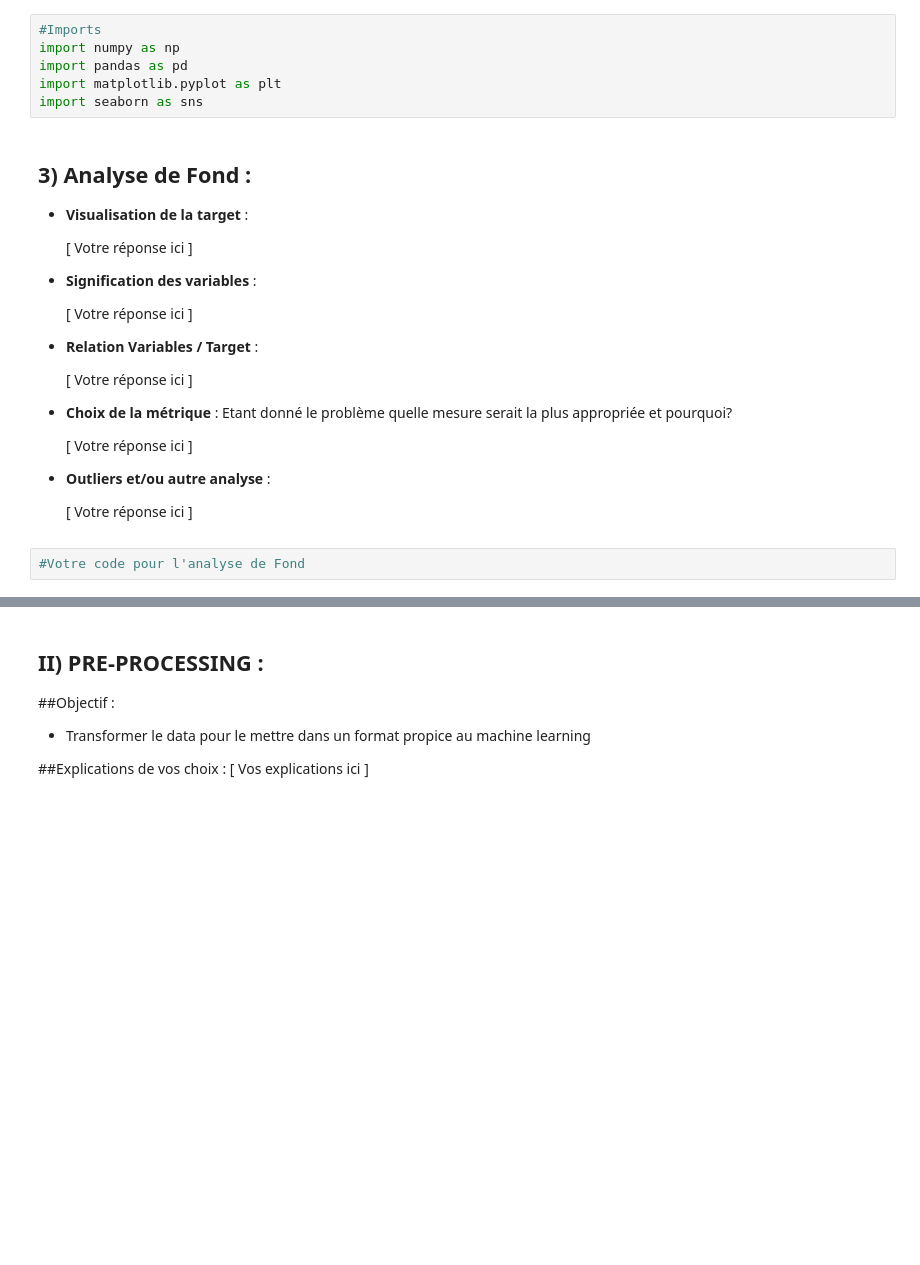
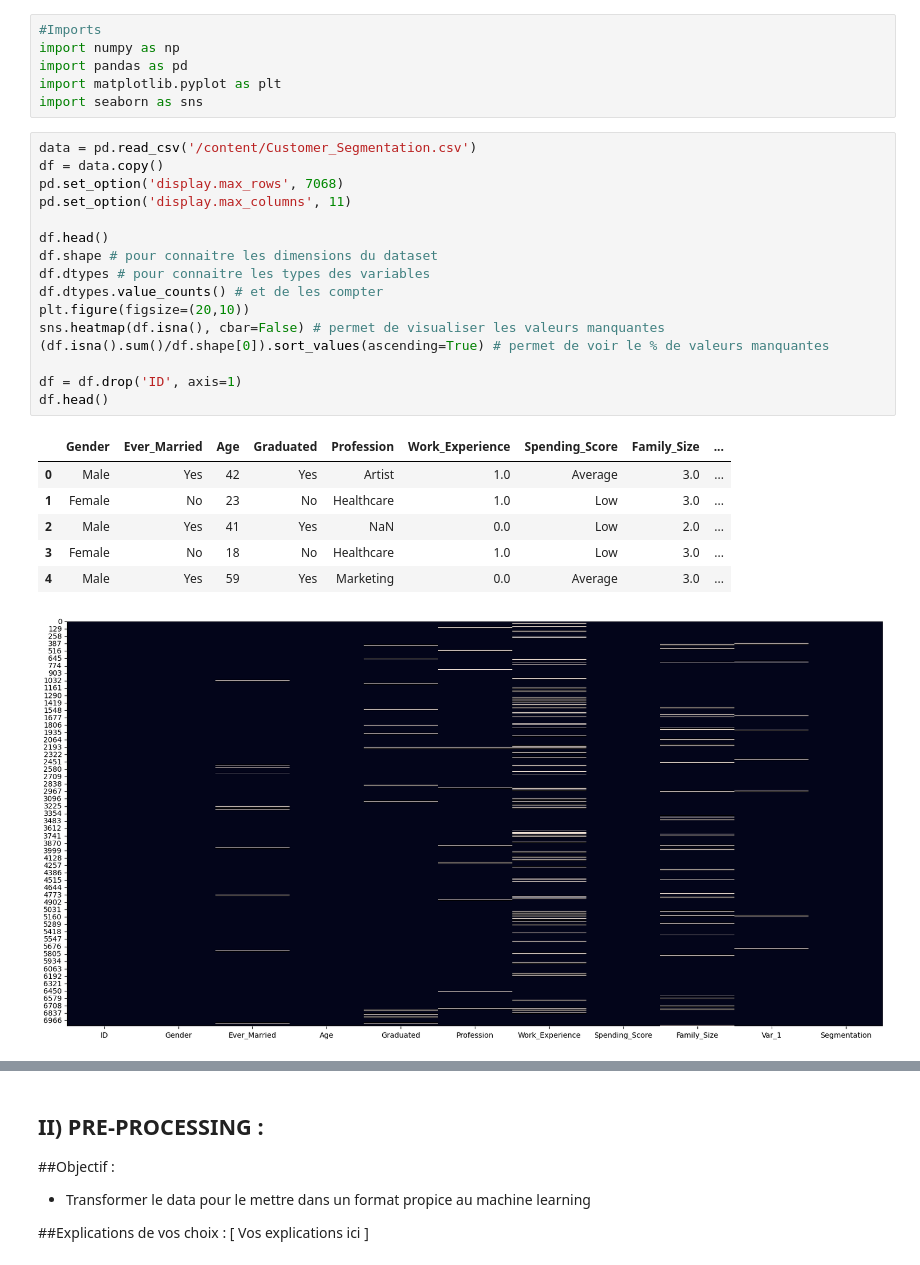
Before and after one commit to robin-salle-vinci/projet_IA, a Jupyter notebook: BIN3100_Projet_Data_Science.ipynb, the cells around one changed output, grey strips where cells are left out. Drawn from its saved outputs; the diff is of its cells as text; blank space fills up the shorter version.

Commit message:
init analyse

```diff
--- a/BIN3100_Projet_Data_Science.ipynb
+++ b/BIN3100_Projet_Data_Science.ipynb
@@ -117,27 +117,27 @@ import numpy as np
 import pandas as pd
 import matplotlib.pyplot as plt
 import seaborn as sns
-# %% [markdown]
-## 3) Analyse de Fond :
-- **Visualisation de la target** :
-
-    [ Votre réponse ici ]
-
-
-- **Signification des variables** :
-
-    [ Votre réponse ici ]
-
-- **Relation Variables / Target** :
-
-    [ Votre réponse ici ]
-
-- **Choix de la métrique** : Etant donné le problème quelle mesure serait la plus appropriée et pourquoi?
-
-    [ Votre réponse ici ]
-
-- **Outliers et/ou autre analyse** :
-
-    [ Votre réponse ici ]
-# %%
-#Votre code pour l'analyse de Fond
+# %%
+data = pd.read_csv('/content/Customer_Segmentation.csv')
+df = data.copy()
+pd.set_option('display.max_rows', 7068)
+pd.set_option('display.max_columns', 11)
+
+df.head()
+df.shape # pour connaitre les dimensions du dataset
+df.dtypes # pour connaitre les types des variables
+df.dtypes.value_counts() # et de les compter
+plt.figure(figsize=(20,10))
+sns.heatmap(df.isna(), cbar=False) # permet de visualiser les valeurs manquantes
+(df.isna().sum()/df.shape[0]).sort_values(ascending=True) # permet de voir le % de valeurs manquantes
+
+df = df.drop('ID', axis=1)
+df.head()
+# %% [output]
+|  | Gender | Ever_Married | Age | Graduated | Profession | Work_Experience | Spending_Score | Family_Size | ... |
+| 0 | Male | Yes | 42 | Yes | Artist | 1.0 | Average | 3.0 | ... |
+| 1 | Female | No | 23 | No | Healthcare | 1.0 | Low | 3.0 | ... |
+| 2 | Male | Yes | 41 | Yes | NaN | 0.0 | Low | 2.0 | ... |
+| 3 | Female | No | 18 | No | Healthcare | 1.0 | Low | 3.0 | ... |
+| 4 | Male | Yes | 59 | Yes | Marketing | 0.0 | Average | 3.0 | ... |
+[figure, added]
```
Also changed, not shown: parts of 3 cells of this notebook.
